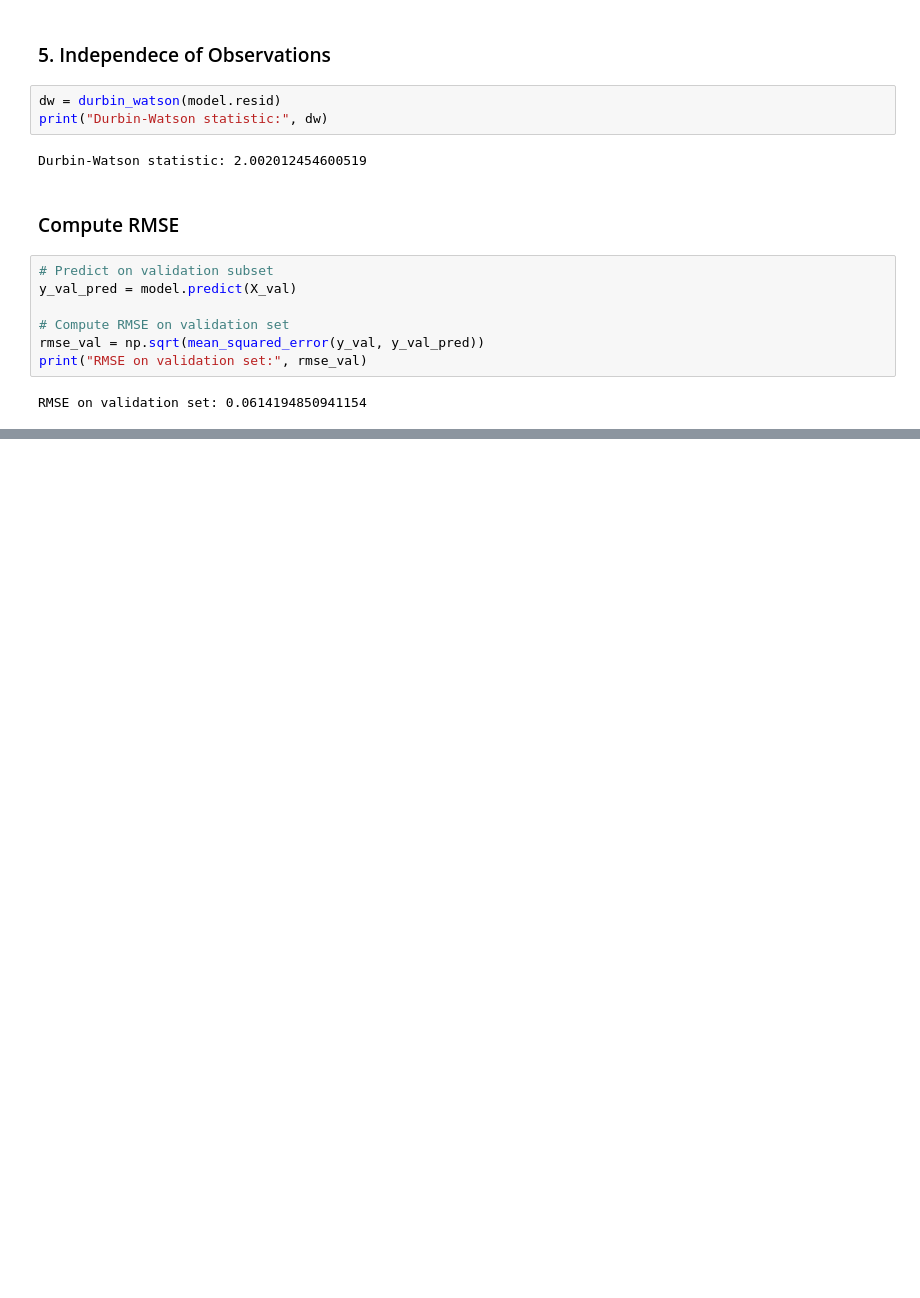
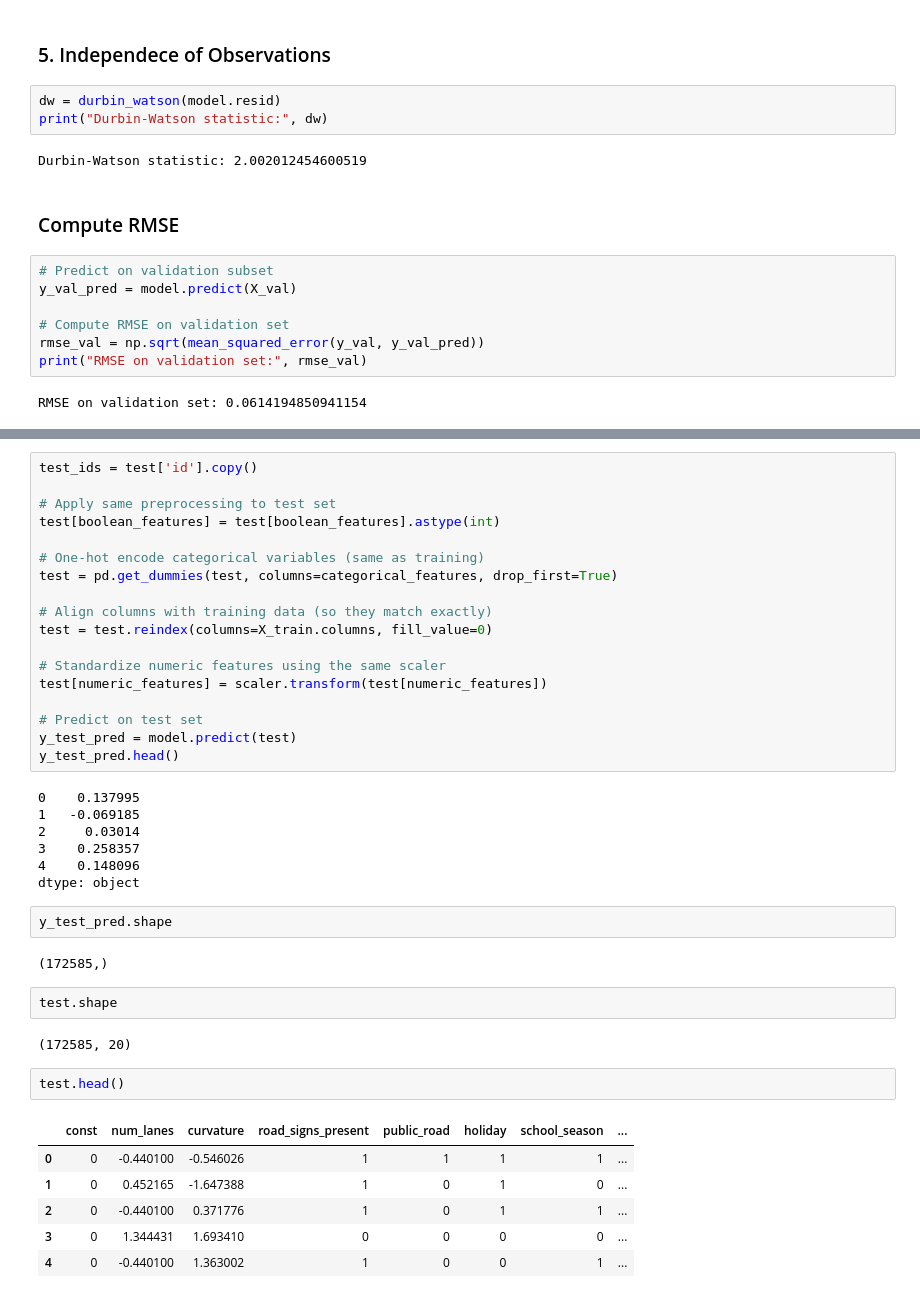
Before and after one commit to JoseAlfaro12/Kaggle_Playground_10_25, a Jupyter notebook: Code/Linear_Regression.ipynb, the cells around one changed output, grey strips where cells are left out. Saved outputs shown, nothing was run; the diff lists cells and outputs as text; blank space fills up the shorter version.

Commit message:
Finished Linear Regression, Began XGBoost Modeling

```diff
--- a/Code/Linear_Regression.ipynb
+++ b/Code/Linear_Regression.ipynb
@@ -198,0 +214,42 @@ RMSE on validation set: 0.0614194850941154
+# %%
+test_ids = test['id'].copy()
+
+# Apply same preprocessing to test set
+test[boolean_features] = test[boolean_features].astype(int)
+
+# One-hot encode categorical variables (same as training)
+test = pd.get_dummies(test, columns=categorical_features, drop_first=True)
+
+# Align columns with training data (so they match exactly)
+test = test.reindex(columns=X_train.columns, fill_value=0)
+
+# Standardize numeric features using the same scaler
+test[numeric_features] = scaler.transform(test[numeric_features])
+
+# Predict on test set
+y_test_pred = model.predict(test)
+y_test_pred.head()
+# %% [output]
+0    0.137995
+1   -0.069185
+2     0.03014
+3    0.258357
+4    0.148096
+dtype: object
+# %%
+y_test_pred.shape
+# %% [output]
+(172585,)
+# %%
+test.shape
+# %% [output]
+(172585, 20)
+# %%
+test.head()
+# %% [output]
+|  | const | num_lanes | curvature | road_signs_present | public_road | holiday | school_season | ... |
+| 0 | 0 | -0.440100 | -0.546026 | 1 | 1 | 1 | 1 | ... |
+| 1 | 0 | 0.452165 | -1.647388 | 1 | 0 | 1 | 0 | ... |
+| 2 | 0 | -0.440100 | 0.371776 | 1 | 0 | 1 | 1 | ... |
+| 3 | 0 | 1.344431 | 1.693410 | 0 | 0 | 0 | 0 | ... |
+| 4 | 0 | -0.440100 | 1.363002 | 1 | 0 | 0 | 1 | ... |
```
Also changed, not shown: parts of 5 cells of this notebook, 3 other files.
